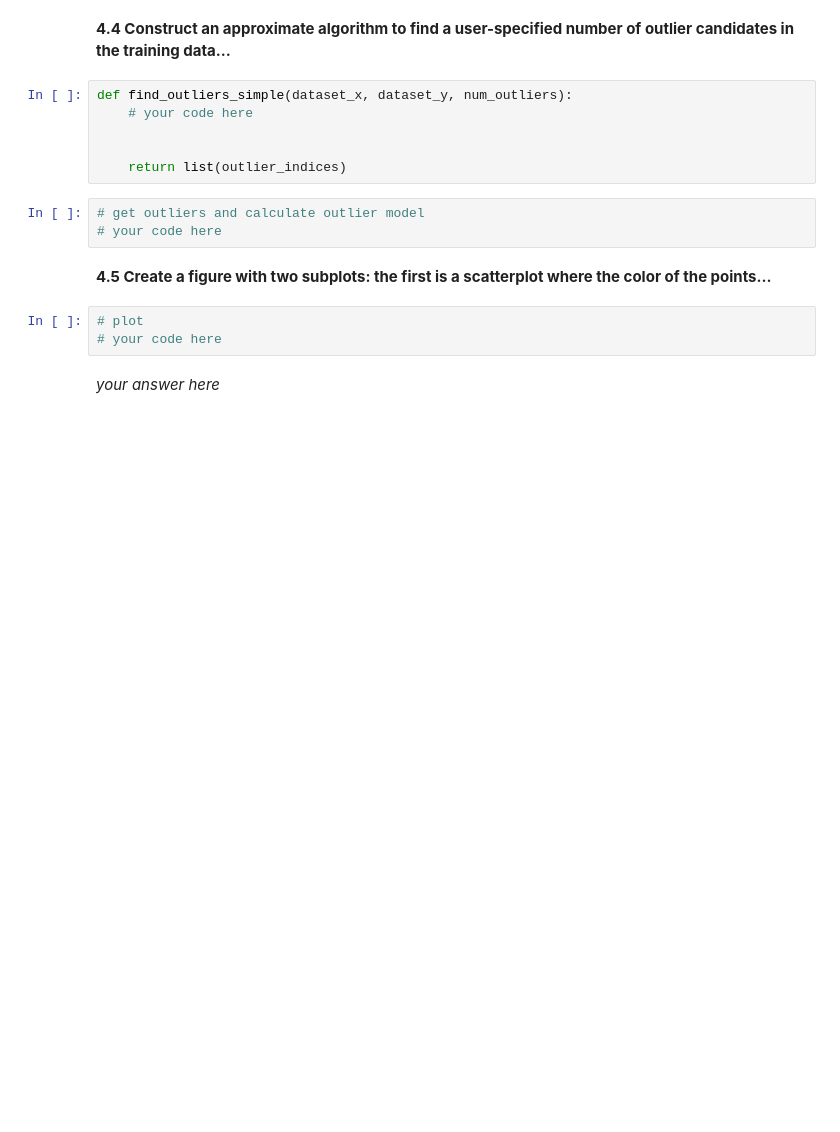
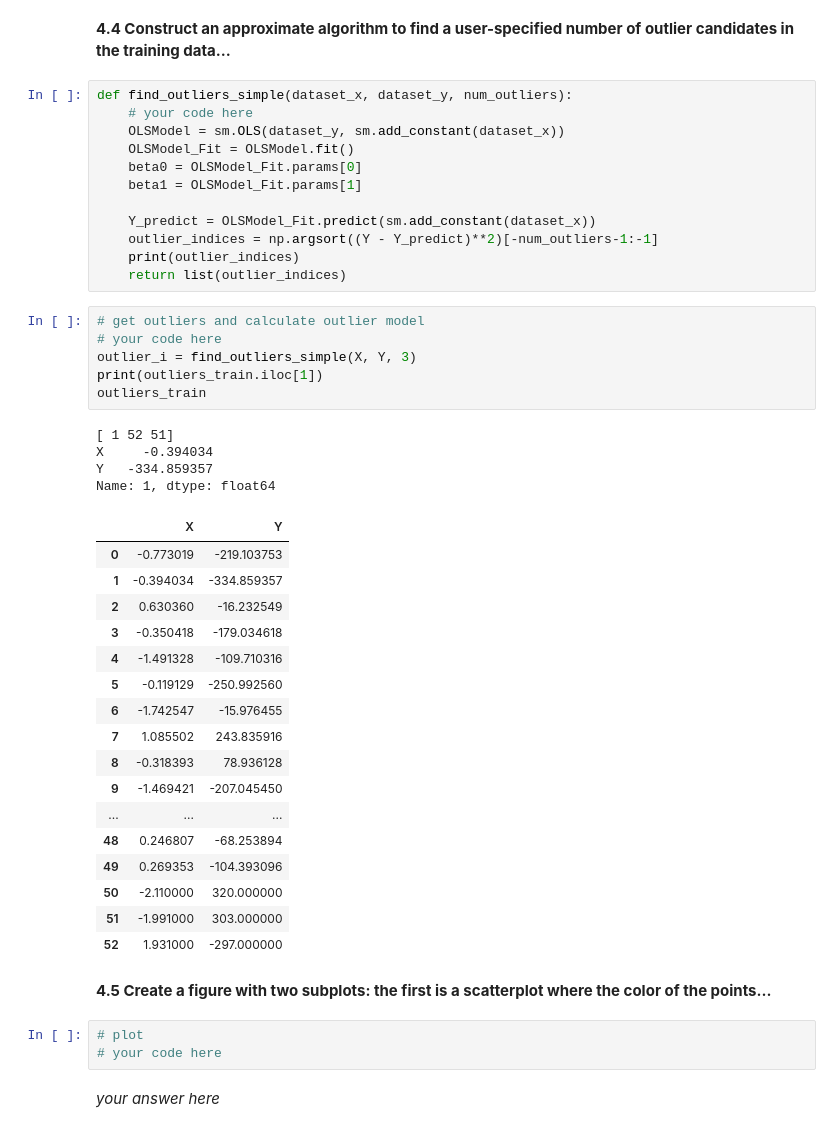
Before and after one commit to kdumontnu/2019-CS109A, a Jupyter notebook: homework/hw2/cs109a_hw2_submit.ipynb, the cells around one changed output. Drawn from its saved outputs; the diff is of its cells as text; blank space fills up the shorter version.

```diff
--- a/homework/hw2/cs109a_hw2_submit.ipynb
+++ b/homework/hw2/cs109a_hw2_submit.ipynb
@@ -453,14 +505,45 @@ You may recall from lectures that OLS Linear Regression can be susceptible to ou
 # %% [markdown]
 **4.4  Construct an approximate algorithm to find a user-specified number of outlier candidates in the training data...**
-# %%
-def find_outliers_simple(dataset_x, dataset_y, num_outliers):
-    # your code here
-
-
-    return list(outlier_indices)
+# %%
+def find_outliers_simple(dataset_x, dataset_y, num_outliers):
+    # your code here
+    OLSModel = sm.OLS(dataset_y, sm.add_constant(dataset_x))
+    OLSModel_Fit = OLSModel.fit()
+    beta0 = OLSModel_Fit.params[0]
+    beta1 = OLSModel_Fit.params[1]
+
+    Y_predict = OLSModel_Fit.predict(sm.add_constant(dataset_x))
+    outlier_indices = np.argsort((Y - Y_predict)**2)[-num_outliers-1:-1]
+    print(outlier_indices)
+    return list(outlier_indices)
 # %%
 # get outliers and calculate outlier model
 # your code here
+outlier_i = find_outliers_simple(X, Y, 3)
+print(outliers_train.iloc[1])
+outliers_train
+# %% [output]
+[ 1 52 51]
+X     -0.394034
+Y   -334.859357
+Name: 1, dtype: float64
+|  | X | Y |
+| 0 | -0.773019 | -219.103753 |
+| 1 | -0.394034 | -334.859357 |
+| 2 | 0.630360 | -16.232549 |
+| 3 | -0.350418 | -179.034618 |
+| 4 | -1.491328 | -109.710316 |
+| 5 | -0.119129 | -250.992560 |
+| 6 | -1.742547 | -15.976455 |
+| 7 | 1.085502 | 243.835916 |
+| 8 | -0.318393 | 78.936128 |
+| 9 | -1.469421 | -207.045450 |
+| ... | ... | ... |
+| 48 | 0.246807 | -68.253894 |
+| 49 | 0.269353 | -104.393096 |
+| 50 | -2.110000 | 320.000000 |
+| 51 | -1.991000 | 303.000000 |
+| 52 | 1.931000 | -297.000000 |
 # %% [markdown]
 **4.5 Create a figure with two subplots: the first is a scatterplot where the color of the points...**
 # %%
```
Also changed, not shown: parts of 19 cells of this notebook.
